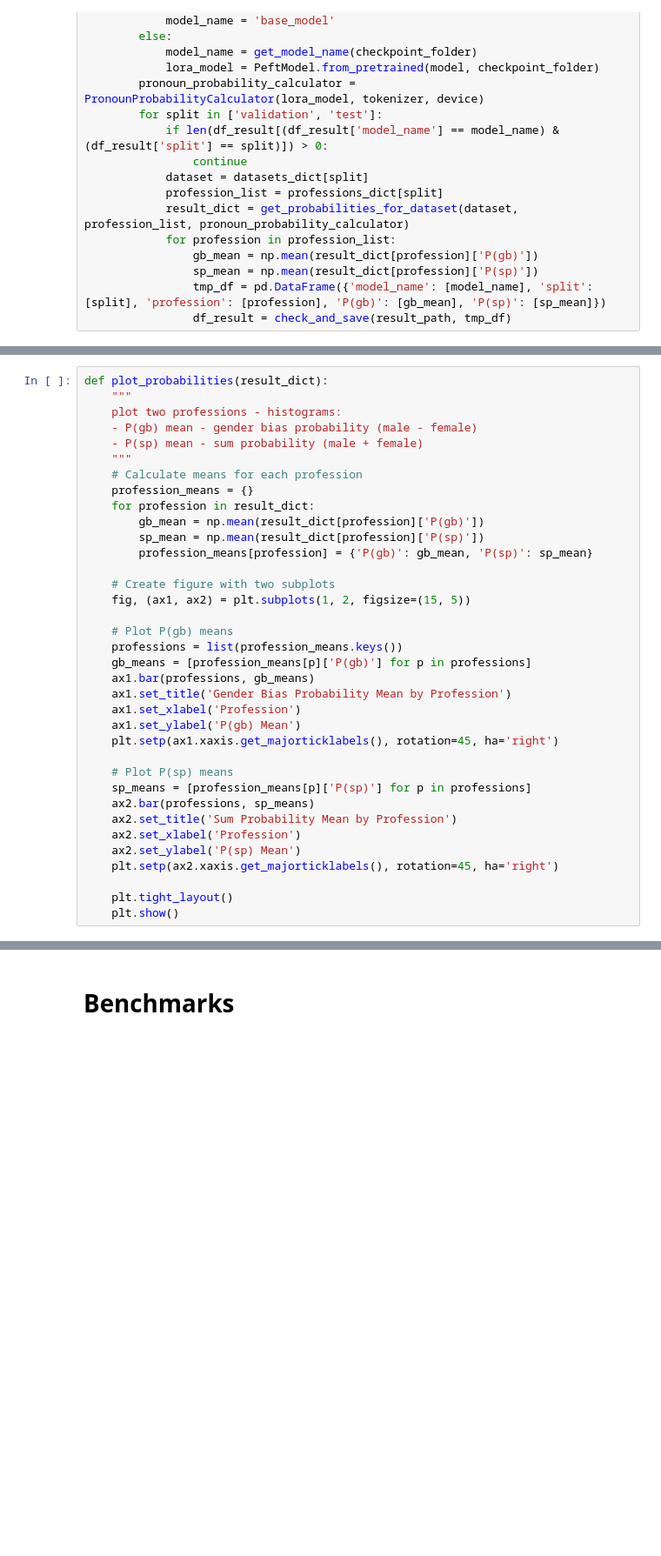
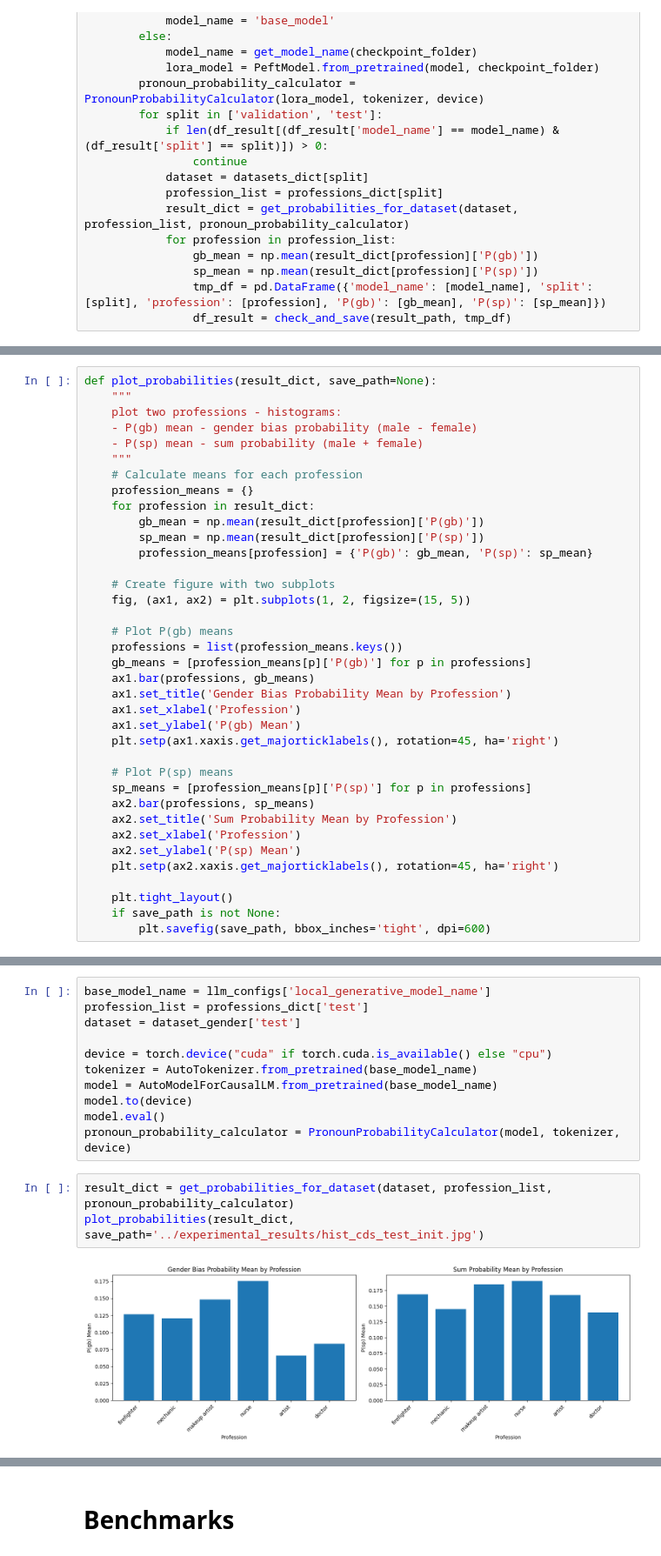
Before and after one commit to kaysinb/GenderBias-LLM, a Jupyter notebook: notebooks/03-proxy-metrics-evaluation.ipynb, the cells around one changed output, grey strips where cells are left out. Shown at 87% size. Saved outputs shown, nothing was run; the diff lists cells and outputs as text; blank space fills up the shorter version.

```diff
--- a/notebooks/03-proxy-metrics-evaluation.ipynb
+++ b/notebooks/03-proxy-metrics-evaluation.ipynb
@@ -195,5 +196,5 @@ count_proxy_metrics(llm_configs['local_generative_model_name'], datasets_dict, p
 # %%
-def plot_probabilities(result_dict):
+def plot_probabilities(result_dict, save_path=None):
     """
     plot two professions - histograms:
     - P(gb) mean - gender bias probability (male - female)
@@ -227,5 +228,6 @@ def plot_probabilities(result_dict):
     plt.setp(ax2.xaxis.get_majorticklabels(), rotation=45, ha='right')
 
     plt.tight_layout()
-    plt.show()
+    if save_path is not None:
+        plt.savefig(save_path, bbox_inches='tight', dpi=600)
 # %%
@@ -303,0 +303,16 @@ plot_probabilities(result_dict)
+# %%
+base_model_name = llm_configs['local_generative_model_name']
+profession_list = professions_dict['test']
+dataset = dataset_gender['test']
+
+device = torch.device("cuda" if torch.cuda.is_available() else "cpu")
+tokenizer = AutoTokenizer.from_pretrained(base_model_name)
+model = AutoModelForCausalLM.from_pretrained(base_model_name)
+model.to(device)
+model.eval()
+pronoun_probability_calculator = PronounProbabilityCalculator(model, tokenizer, device)
+# %%
+result_dict = get_probabilities_for_dataset(dataset, profession_list, pronoun_probability_calculator)
+plot_probabilities(result_dict, save_path='../experimental_results/hist_cds_test_init.jpg')
+# %% [output]
+[figure, added]
```
Also changed, not shown: parts of 11 cells of this notebook, 8 other files.
